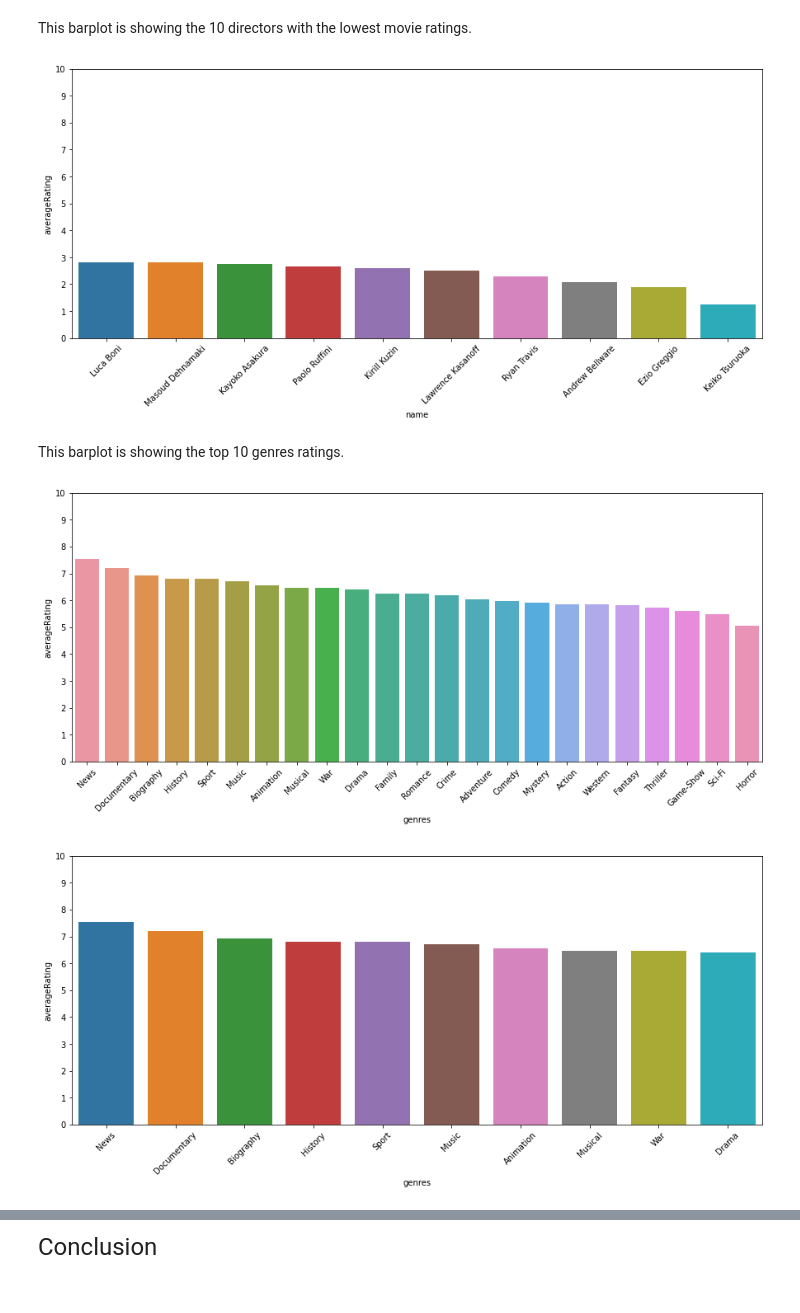
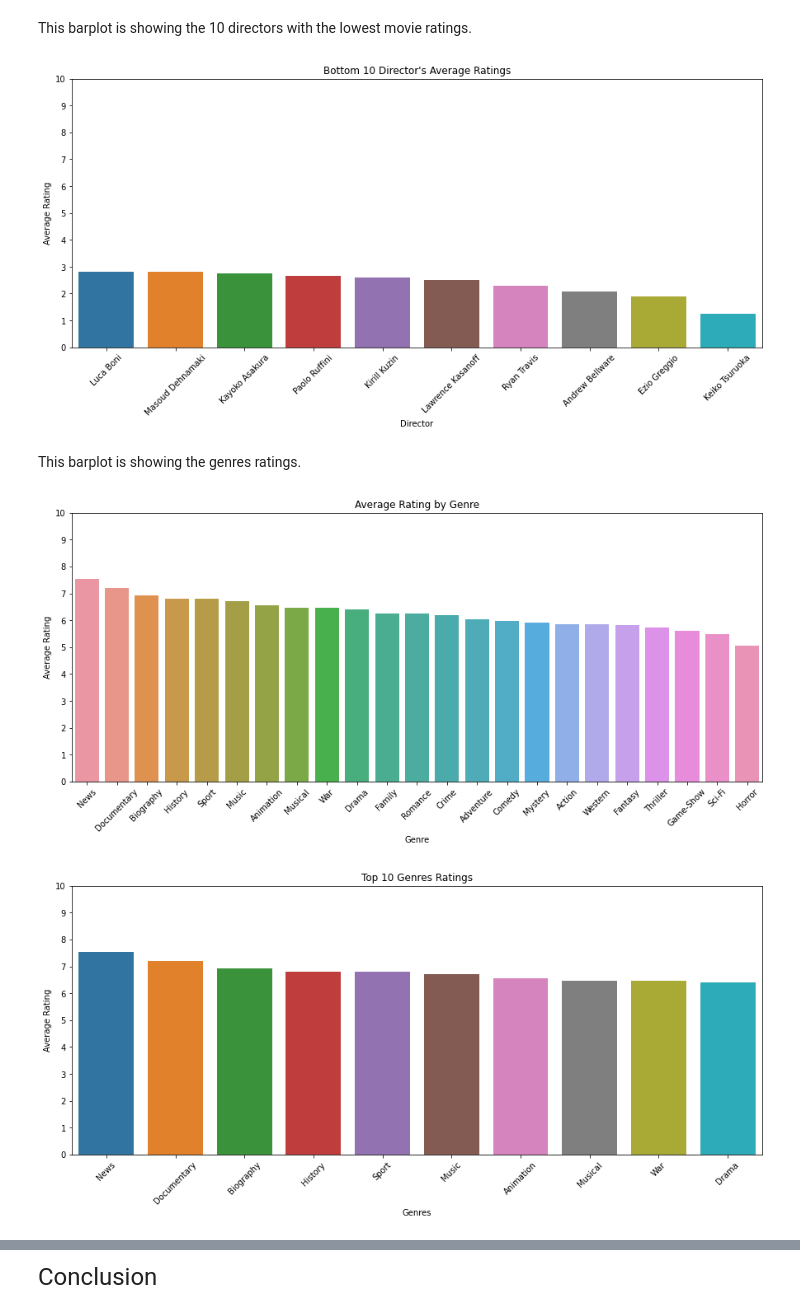
Before and after one commit to pjlannoo/Movie-Data-Analysis-Project, a Jupyter notebook: Notebooks/FinalNotebook.ipynb, the cells around one changed output, grey strips where cells are left out. Cells and saved outputs as stored; diff of their text form; code cells hidden in the pictures.

```diff
--- a/Notebooks/FinalNotebook.ipynb
+++ b/Notebooks/FinalNotebook.ipynb
@@ -395,11 +420,11 @@ fig,ax = plt.subplots(figsize=(15,6))
 
 sns.barplot(data=directordf[directordf['movieCount'] > 4][-10:],x='name',y='averageRating')
 plt.xticks(rotation=45);
-plt.yticks(range(11));
+ax.set(yticks=range(11),title='Bottom 10 Director\'s Average Ratings',xlabel='Director',ylabel='Average Rating');
 # %% [output]
-[figure, old version]
+[figure, new version]
 # %% [markdown]
-This barplot is showing the top 10 genres ratings.
+This barplot is showing the genres ratings.
 # %%
 '''
 Makes a barplot showing all genres, showing a few that stand out, with little variation in the middle of the chart.
@@ -410,23 +435,23 @@ fig,ax = plt.subplots(figsize=(15,6))
 sns.barplot(data=singleGenreRatings,x=singleGenreRatings.index,y='averageRating')
 
 plt.xticks(rotation=45);
-plt.yticks(range(11));
+ax.set(yticks=range(11),title='Average Rating by Genre',xlabel='Genre',ylabel='Average Rating');
 # %% [output]
-[figure, old version]
+[figure, new version]
 # %%
 '''
 Makes a barplot showing just the 10 highest rated genres.
 The top few are only slightly higher than the ones below, leaving no clear gap of where genre ratings drop off.
 '''
 
 fig,ax = plt.subplots(figsize=(15,6))
 
 sns.barplot(data=singleGenreRatings[:10],x=singleGenreRatings.index[:10],y='averageRating')
 
 plt.xticks(rotation=45);
-plt.yticks(range(11));
+ax.set(yticks=range(11),title='Top 10 Genres Ratings',xlabel='Genres',ylabel='Average Rating');
 # %% [output]
-[figure, old version]
+[figure, new version]
 # %%
 '''
 Makes a barplot showing just the 10 lowest rated genres.
```
Also changed, not shown: parts of 5 cells of this notebook, 9 other files.
